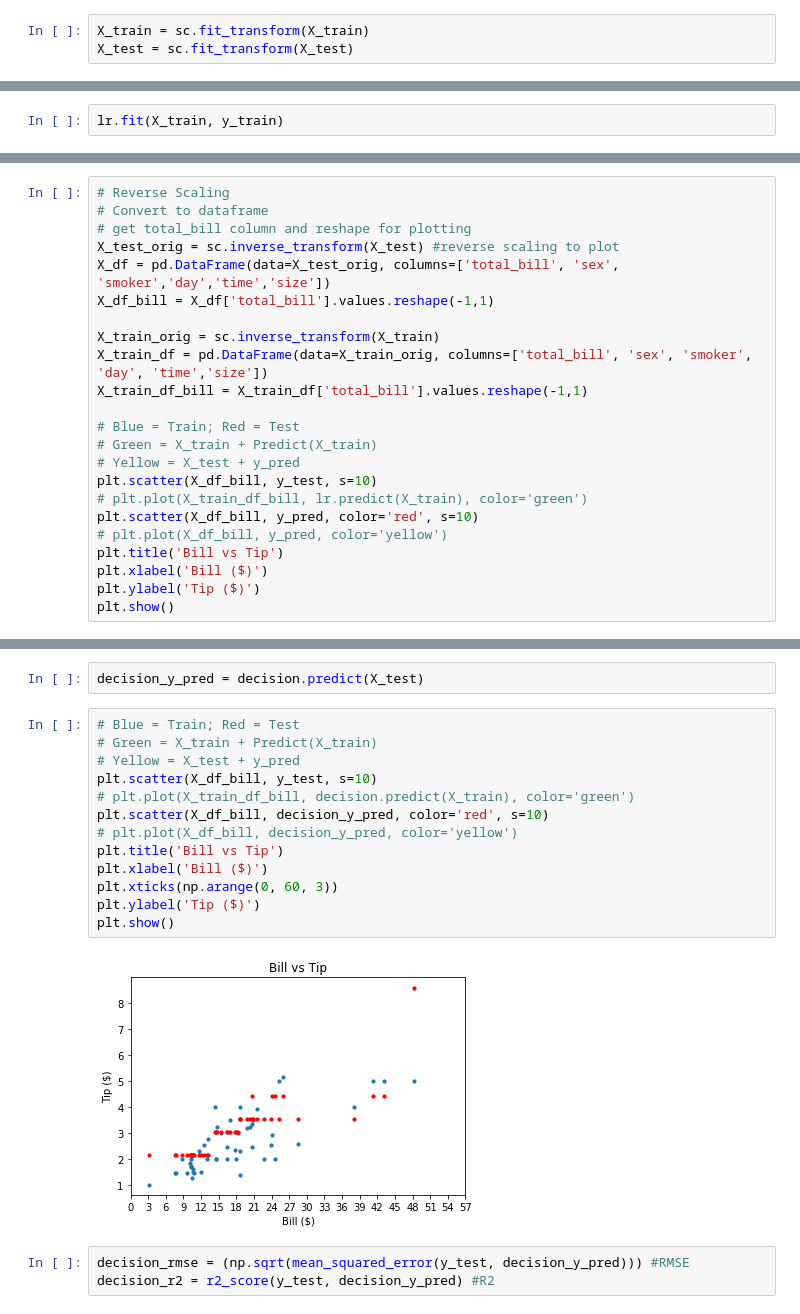
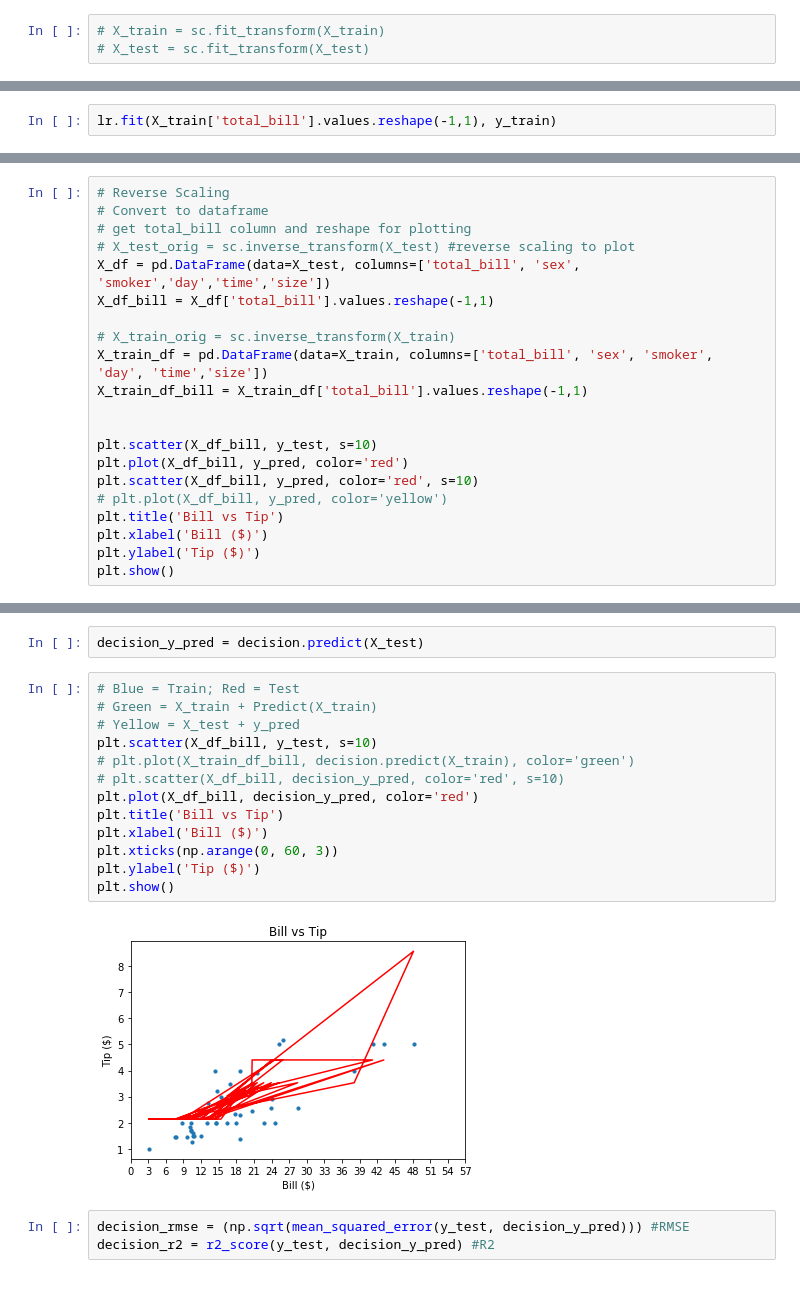
Before and after one commit to velitchko/machine-learning, a Jupyter notebook: assignment_1/Waiter's Tips.ipynb, the cells around one changed output, grey strips where cells are left out. Cells and saved outputs as stored; diff of their text form.

Commit message:
Figure updates

```diff
--- a/assignment_1/Waiter's Tips.ipynb
+++ b/assignment_1/Waiter's Tips.ipynb
@@ -127,6 +127,6 @@ sc = StandardScaler()
 # %%
-X_train = sc.fit_transform(X_train)
-X_test = sc.fit_transform(X_test)
+# X_train = sc.fit_transform(X_train)
+# X_test = sc.fit_transform(X_test)
 # %% [markdown]
 # Models
 # %% [markdown]
@@ -161,7 +161,7 @@ The lower the negative mean absolute error, the better the model is fitting the
 # %%
 lr = LinearRegression(normalize=True)
 # %%
-lr.fit(X_train, y_train)
+lr.fit(X_train['total_bill'].values.reshape(-1,1), y_train)
 # %% [output]
 LinearRegression(copy_X=True, fit_intercept=True, n_jobs=None, normalize=True)
 # %%
@@ -170,19 +170,17 @@ y_pred = lr.predict(X_test)
 # Reverse Scaling
 # Convert to dataframe
 # get total_bill column and reshape for plotting
-X_test_orig = sc.inverse_transform(X_test) #reverse scaling to plot
-X_df = pd.DataFrame(data=X_test_orig, columns=['total_bill', 'sex', 'smoker','day','time','size'])
+# X_test_orig = sc.inverse_transform(X_test) #reverse scaling to plot
+X_df = pd.DataFrame(data=X_test, columns=['total_bill', 'sex', 'smoker','day','time','size'])
 X_df_bill = X_df['total_bill'].values.reshape(-1,1)
 
-X_train_orig = sc.inverse_transform(X_train)
-X_train_df = pd.DataFrame(data=X_train_orig, columns=['total_bill', 'sex', 'smoker', 'day', 'time','size'])
+# X_train_orig = sc.inverse_transform(X_train)
+X_train_df = pd.DataFrame(data=X_train, columns=['total_bill', 'sex', 'smoker', 'day', 'time','size'])
 X_train_df_bill = X_train_df['total_bill'].values.reshape(-1,1)
 
-# Blue = Train; Red = Test
-# Green = X_train + Predict(X_train)
-# Yellow = X_test + y_pred
+
 plt.scatter(X_df_bill, y_test, s=10)
-# plt.plot(X_train_df_bill, lr.predict(X_train), color='green')
+plt.plot(X_df_bill, y_pred, color='red')
 plt.scatter(X_df_bill, y_pred, color='red', s=10)
 # plt.plot(X_df_bill, y_pred, color='yellow')
 plt.title('Bill vs Tip')
@@ -294,18 +292,18 @@ decision_y_pred = decision.predict(X_test)
 # %%
 # Blue = Train; Red = Test
 # Green = X_train + Predict(X_train)
 # Yellow = X_test + y_pred
 plt.scatter(X_df_bill, y_test, s=10)
 # plt.plot(X_train_df_bill, decision.predict(X_train), color='green')
-plt.scatter(X_df_bill, decision_y_pred, color='red', s=10)
-# plt.plot(X_df_bill, decision_y_pred, color='yellow')
+# plt.scatter(X_df_bill, decision_y_pred, color='red', s=10)
+plt.plot(X_df_bill, decision_y_pred, color='red')
 plt.title('Bill vs Tip')
 plt.xlabel('Bill ($)')
 plt.xticks(np.arange(0, 60, 3))
 plt.ylabel('Tip ($)')
 plt.show()
 # %% [output]
-[figure, old version]
+[figure, new version]
 # %%
 decision_rmse = (np.sqrt(mean_squared_error(y_test, decision_y_pred))) #RMSE
 decision_r2 = r2_score(y_test, decision_y_pred) #R2
```
Also changed, not shown: parts of 24 cells of this notebook.
